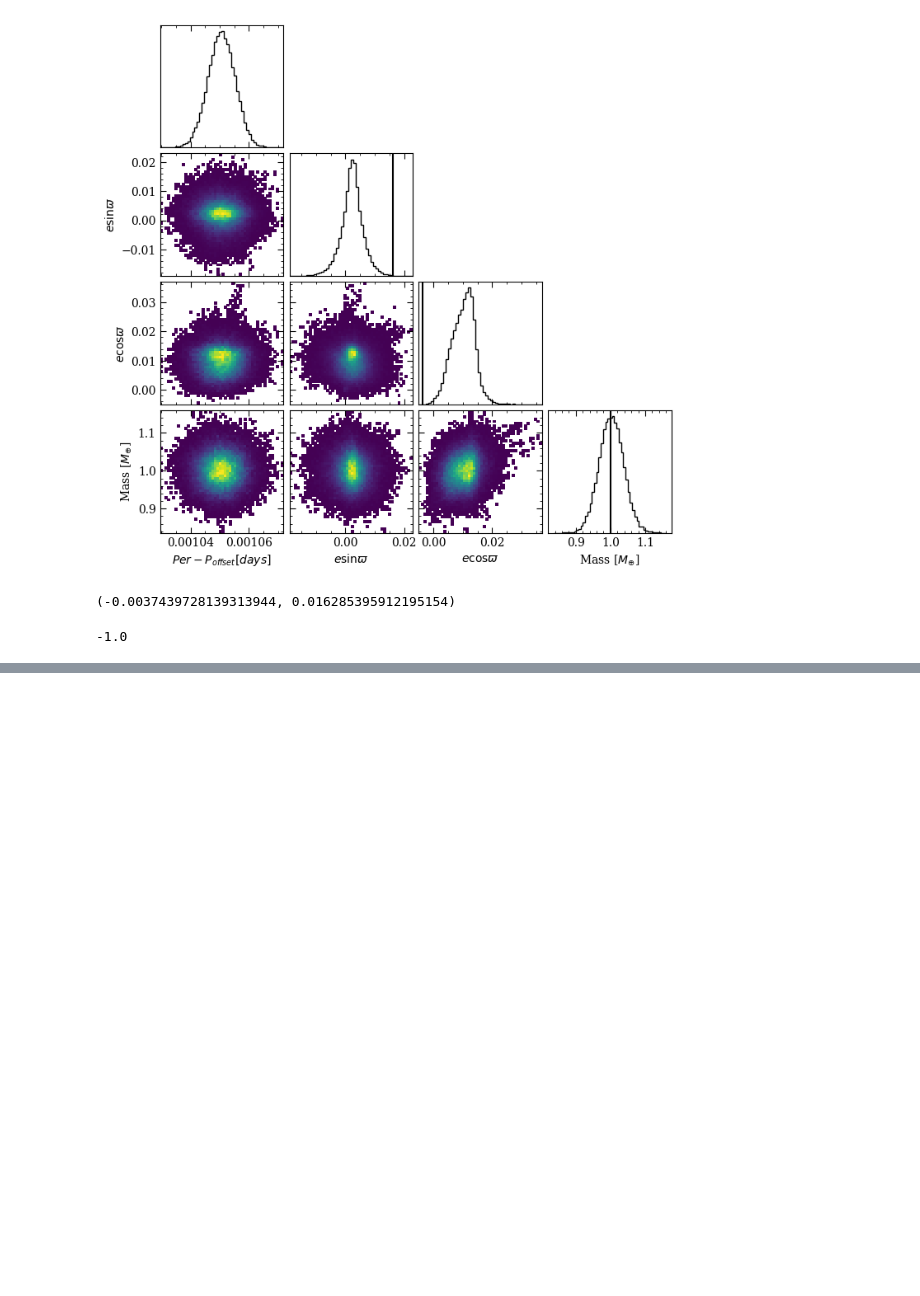
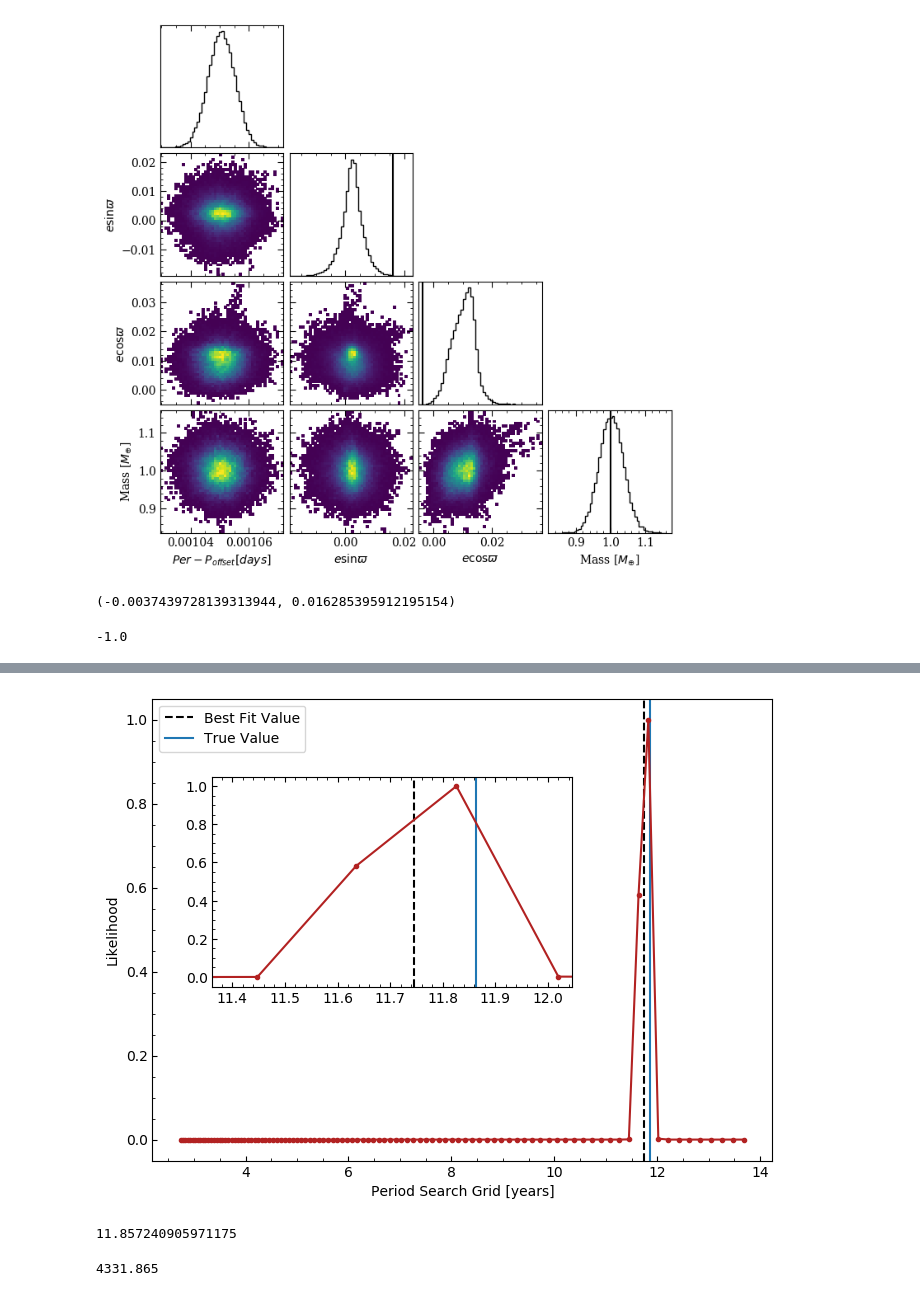
Before and after one commit to bmlindor/ttv_ss, a Jupyter notebook: plots.ipynb, the cells around one changed output, grey strips where cells are left out. Drawn from its saved outputs; the diff is of its cells as text; code cells hidden in the pictures; blank space fills up the shorter version.

```diff
--- a/plots.ipynb
+++ b/plots.ipynb
@@ -251,0 +147,2 @@ cos(pi)
+# %%
+f = jldopen("FITS/p3_fit30.0s40.0yrs.jld2","r")
@@ -251,0 +165,13 @@ cos(pi)
+# %%
+include("plot_likelihood.jl")
+plot_likelihood(f,false)
+# %% [output]
+[figure, added]
+# %%
+4319/364.25
+# %% [output]
+11.857240905971175
+# %%
+p3_cur = 11.86*365.25
+# %% [output]
+4331.865
```
Also changed, not shown: parts of 14 cells of this notebook, 18 other files.
